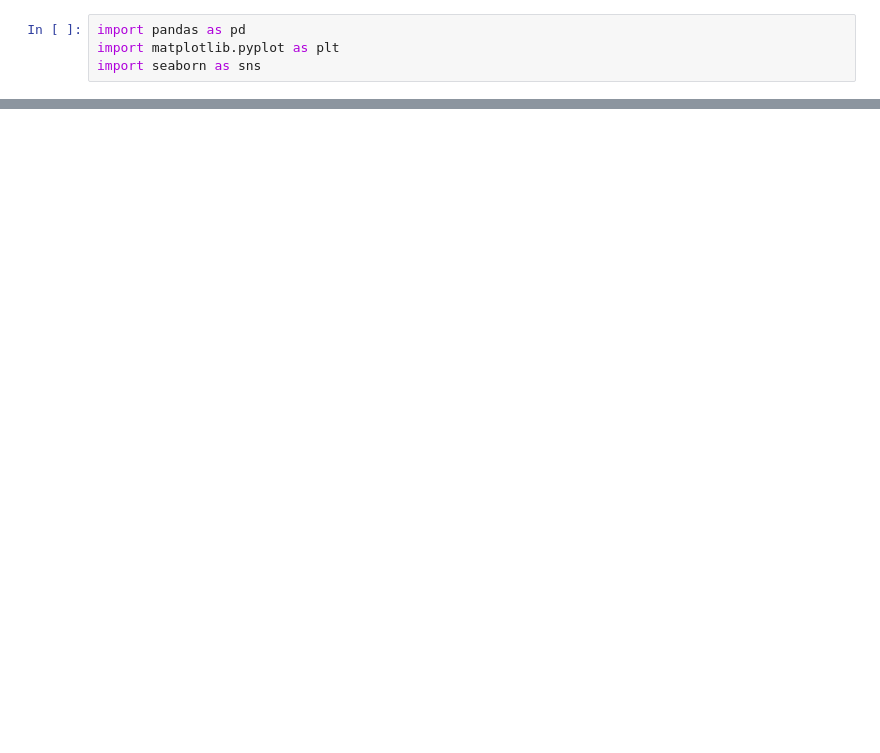
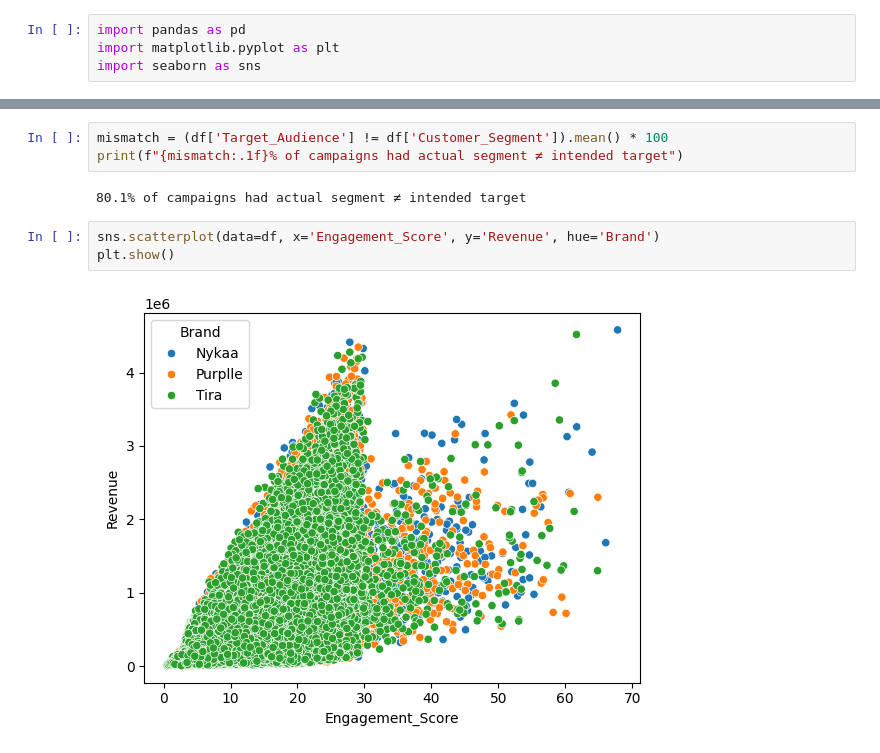
Before and after one commit to easyera/Marketing_Campaign_Performance_Prediction, a Jupyter notebook: notebooks/EDA.ipynb, the cells around one changed output, grey strips where cells are left out. Saved outputs shown, nothing was run; the diff lists cells and outputs as text; blank space fills up the shorter version.

```diff
--- a/notebooks/EDA.ipynb
+++ b/notebooks/EDA.ipynb
@@ -266,0 +123,10 @@ plt.show()
+# %%
+mismatch = (df['Target_Audience'] != df['Customer_Segment']).mean() * 100
+print(f"{mismatch:.1f}% of campaigns had actual segment ≠ intended target")
+# %% [output]
+80.1% of campaigns had actual segment ≠ intended target
+# %%
+sns.scatterplot(data=df, x='Engagement_Score', y='Revenue', hue='Brand')
+plt.show()
+# %% [output]
+[figure, added]
```
Also changed, not shown: parts of 35 cells of this notebook, 23 other files.
